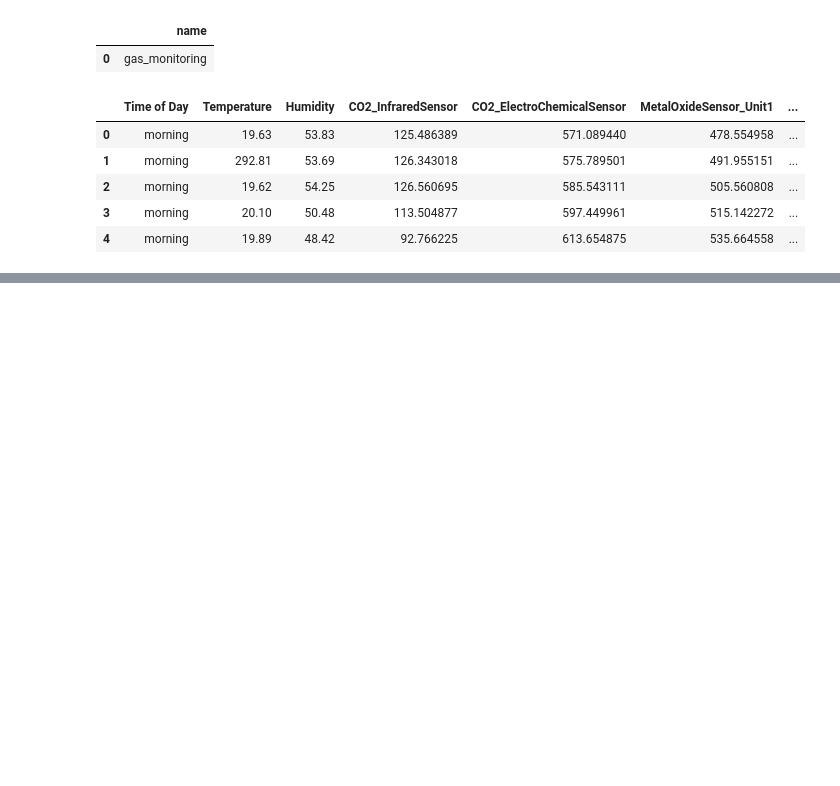
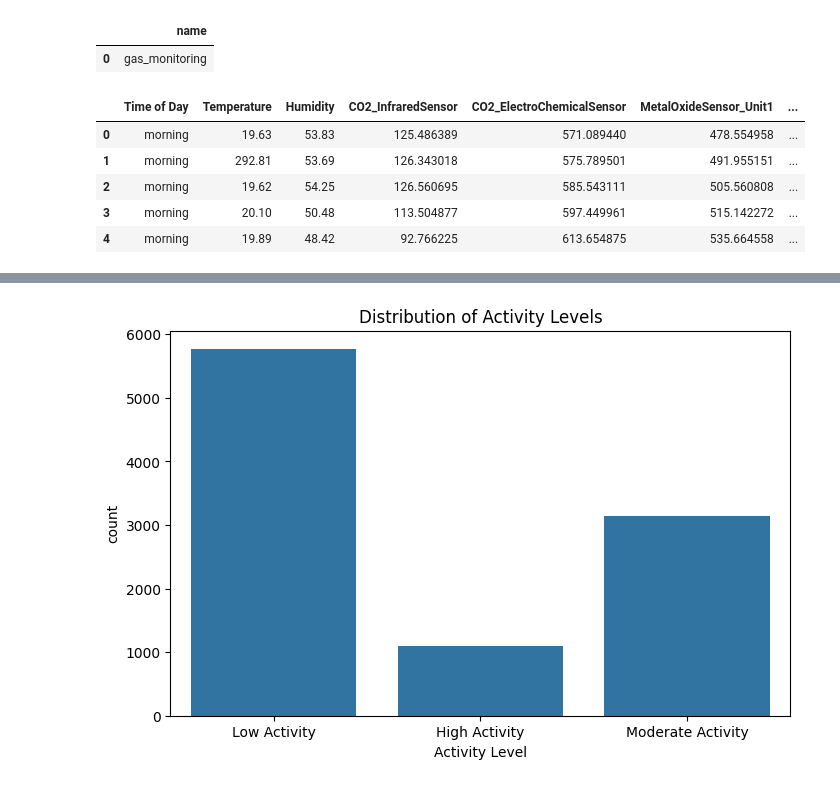
Before and after one commit to imcadenlim/git_practical, a Jupyter notebook: eda.ipynb, the cells around one changed output, grey strips where cells are left out. Drawn from its saved outputs; the diff is of its cells as text; code cells hidden in the pictures; blank space fills up the shorter version.

```diff
--- a/eda.ipynb
+++ b/eda.ipynb
@@ -29,0 +138,6 @@ df.head()
+# %%
+df["Activity Level"] = df["Activity Level"].replace({
+    "Low_Activity": "Low Activity",
+    "LowActivity": "Low Activity",
+    "ModerateActivity": "Moderate Activity"
+})
@@ -29,0 +169,12 @@ df.head()
+# %%
+import matplotlib.pyplot as plt
+import seaborn as sns
+
+plt.figure(figsize=(8,5))
+
+sns.countplot(data=df, x="Activity Level")
+
+plt.title("Distribution of Activity Levels")
+plt.show()
+# %% [output]
+[figure, added]
```
Also changed, not shown: parts of 62 cells of this notebook, 2 other files.
